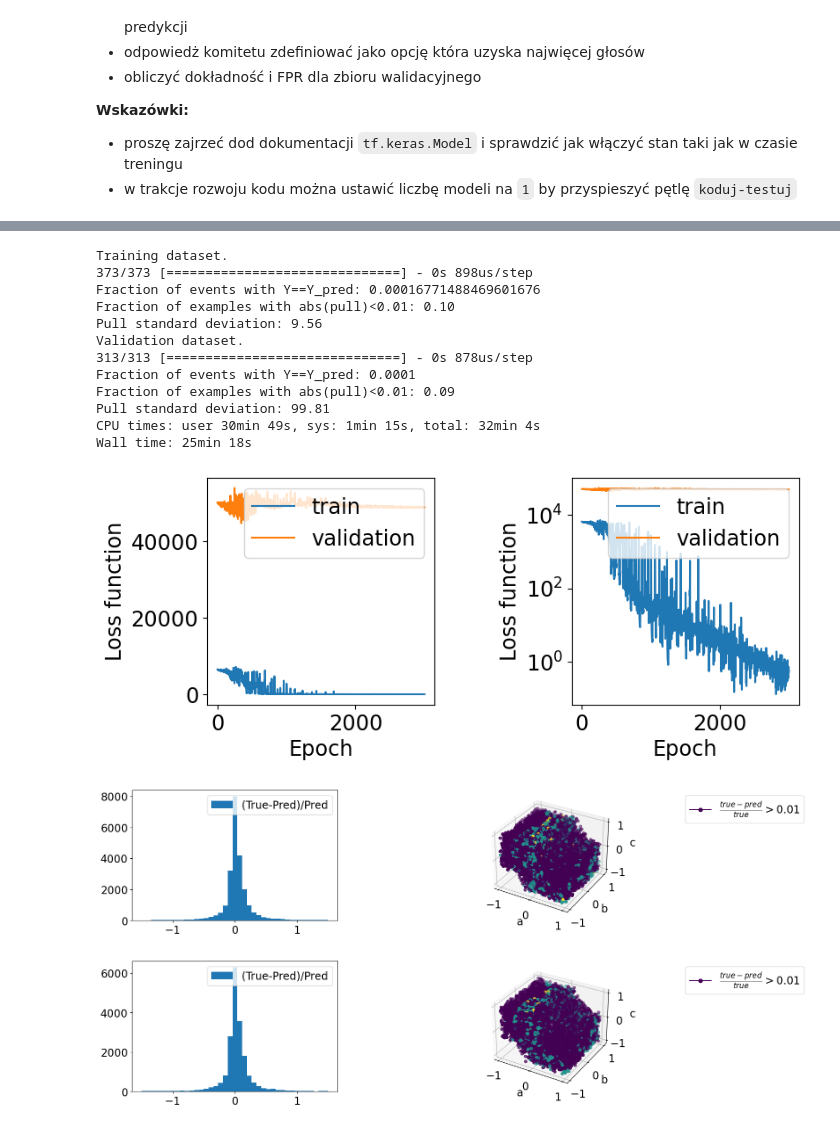
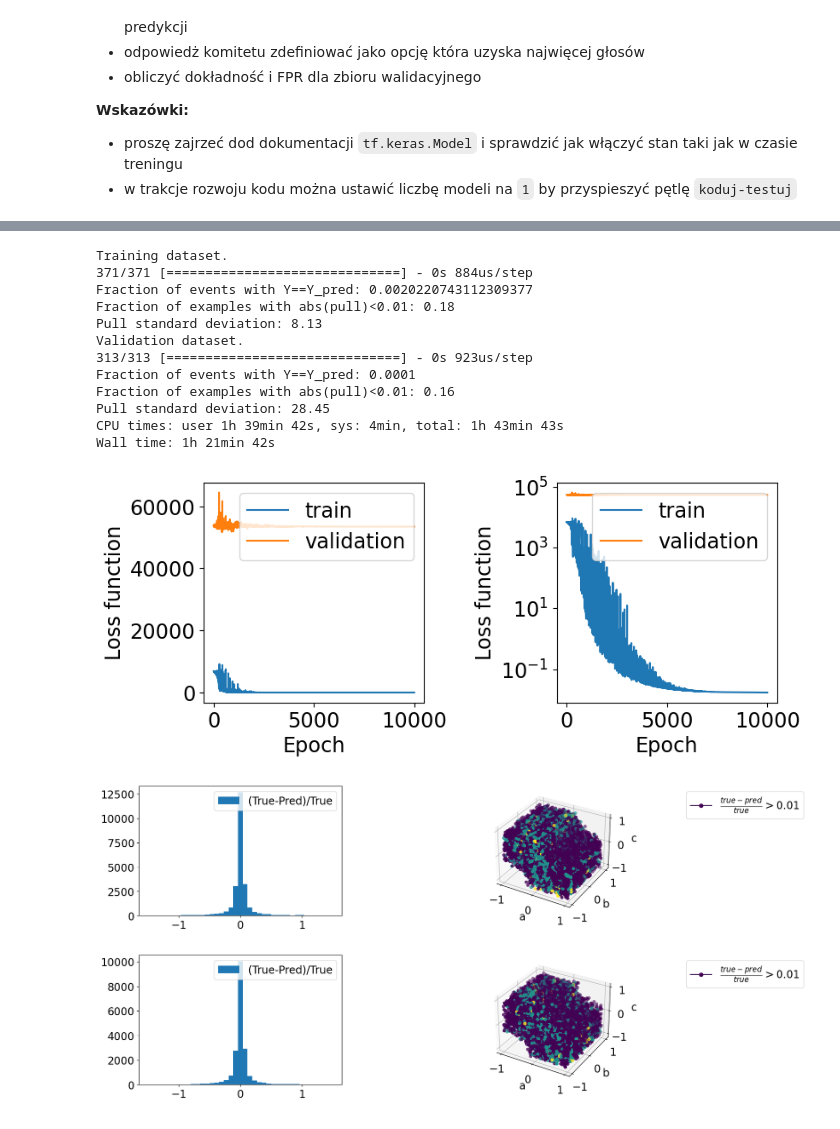
Before and after one commit to akalinow/UczenieMaszynoweII, a Jupyter notebook: 04_Sieci_w_pelni_polaczone_1.ipynb, the cells around one changed output, grey strips where cells are left out. Saved outputs shown, nothing was run; the diff lists cells and outputs as text; code cells hidden in the pictures.

```diff
--- a/04_Sieci_w_pelni_polaczone_1.ipynb
+++ b/04_Sieci_w_pelni_polaczone_1.ipynb
@@ -843,7 +843,8 @@ Validation data shapes:  (10000, 3) (10000, 2)
 #BEGIN_SOLUTION
 inputShape = (3)
 
-nNeurons = np.full((10),128)
+#nNeurons = np.full((10),128)
+nNeurons = np.full((16),128)
 nOutputNeurons = 2
 
 def getModel(inputShape, nNeurons, hiddenActivation="relu", outputActivation="linear", nOutputNeurons=1):
@@ -869,50 +870,50 @@ model = getModel(inputShape=inputShape, nOutputNeurons=nOutputNeurons,
 #configure learning process
 initial_learning_rate = 5E-4
 batchSize = 128
-nEpochs = 6000
+nEpochs = 10000
 
 nStepsPerEpoch = len(x_train)/batchSize
 lr_schedule = tf.keras.optimizers.schedules.ExponentialDecay(initial_learning_rate,
                 decay_steps=nStepsPerEpoch*50,
                 decay_rate=0.95,
                 staircase=False)
 
 model.compile(optimizer=tf.keras.optimizers.Adam(learning_rate=lr_schedule), loss='mse')
 
 #run training
 history = model.fit(x=x_train, y=y_train,
                     epochs=nEpochs,
                     batch_size = batchSize,
                     validation_data=(x_val, y_val),
                     verbose=0)
 plf.plotTrainHistory(history)
 
 #performance on training dataset
 print(colored("Training dataset.","blue"))
 y_pred = model.predict(x_train)
 qef.plotSqEqSolutions(x_train, y_train, y_pred)
 #performance on training dataset
 print(colored("Validation dataset.","blue"))
 y_pred = model.predict(x_val)
 qef.plotSqEqSolutions(x_val, y_val, y_pred)
 #END_SOLUTION
 pass
 # %% [output]
 Training dataset.
-373/373 [==============================] - 0s 898us/step
-Fraction of events with Y==Y_pred: 0.00016771488469601676
-Fraction of examples with abs(pull)<0.01: 0.10
-Pull standard deviation: 9.56
+371/371 [==============================] - 0s 884us/step
+Fraction of events with Y==Y_pred: 0.0020220743112309377
+Fraction of examples with abs(pull)<0.01: 0.18
+Pull standard deviation: 8.13
 Validation dataset.
-313/313 [==============================] - 0s 878us/step
+313/313 [==============================] - 0s 923us/step
 Fraction of events with Y==Y_pred: 0.0001
-Fraction of examples with abs(pull)<0.01: 0.09
-Pull standard deviation: 99.81
-CPU times: user 30min 49s, sys: 1min 15s, total: 32min 4s
-Wall time: 25min 18s
+Fraction of examples with abs(pull)<0.01: 0.16
+Pull standard deviation: 28.45
+CPU times: user 1h 39min 42s, sys: 4min, total: 1h 43min 43s
+Wall time: 1h 21min 42s
-[figure, old version]
+[figure, new version]
-[figure, old version]
+[figure, new version]
-[figure, old version]
+[figure, new version]
 # %%
 %%time
 
```
Also changed, not shown: parts of 20 cells of this notebook, 3 other files.
